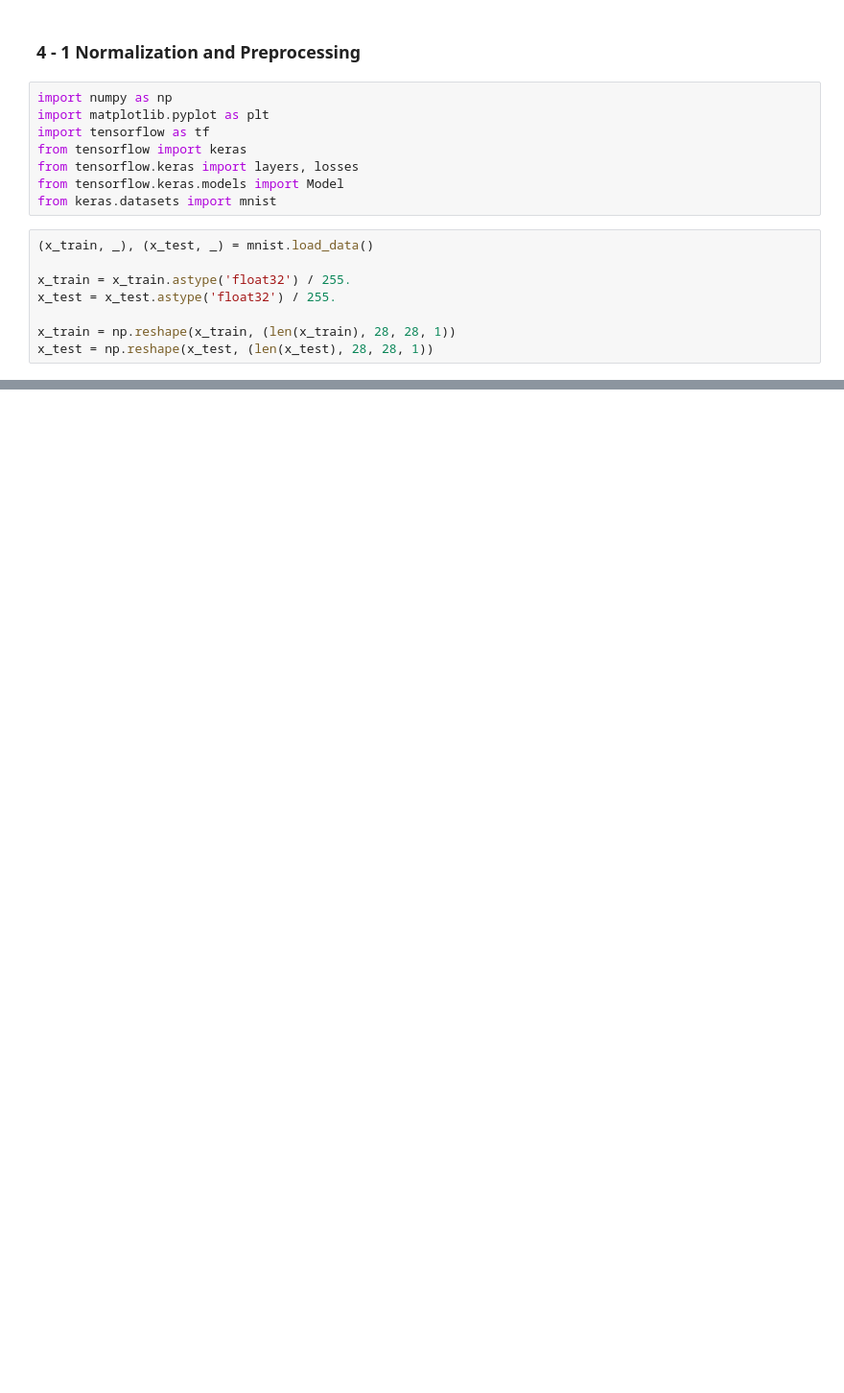
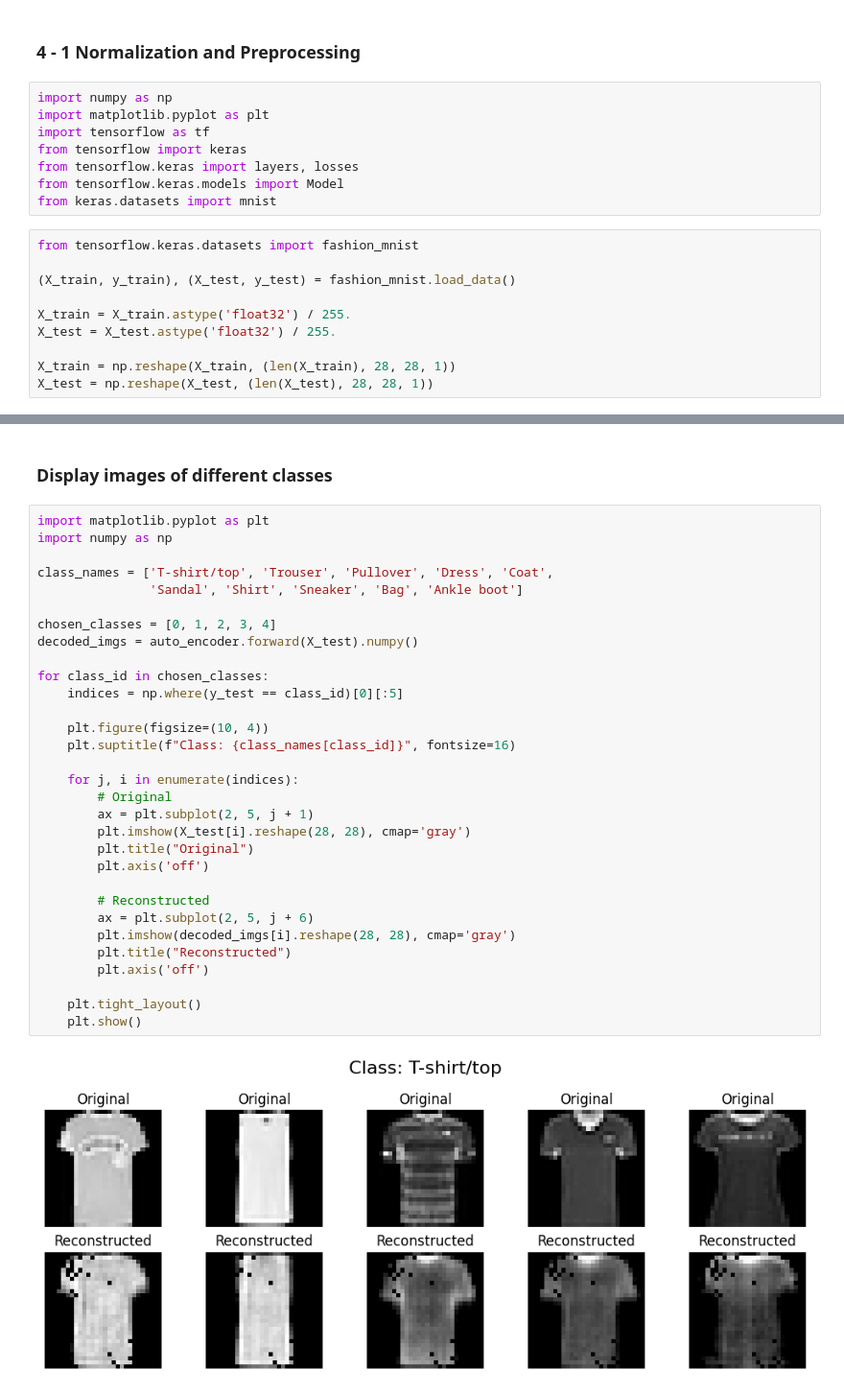
Before and after one commit to KzrLancelotV2/Deep-Learning-and-Neural-Networks, a Jupyter notebook: 4.ipynb, the cells around one changed output, grey strips where cells are left out. Shown at 96% size. Saved outputs shown, nothing was run; the diff lists cells and outputs as text; blank space fills up the shorter version.

```diff
--- a/4.ipynb
+++ b/4.ipynb
@@ -41,13 +25,15 @@ from tensorflow.keras import layers, losses
 from tensorflow.keras.models import Model
 from keras.datasets import mnist
 # %%
-(x_train, _), (x_test, _) = mnist.load_data()
+from tensorflow.keras.datasets import fashion_mnist
 
-x_train = x_train.astype('float32') / 255.
-x_test = x_test.astype('float32') / 255.
+(X_train, y_train), (X_test, y_test) = fashion_mnist.load_data()
 
-x_train = np.reshape(x_train, (len(x_train), 28, 28, 1))
-x_test = np.reshape(x_test, (len(x_test), 28, 28, 1))
+X_train = X_train.astype('float32') / 255.
+X_test = X_test.astype('float32') / 255.
+
+X_train = np.reshape(X_train, (len(X_train), 28, 28, 1))
+X_test = np.reshape(X_test, (len(X_test), 28, 28, 1))
 # %%
 import tensorflow as tf
 from tensorflow.keras import layers
@@ -142,0 +113,35 @@ plt.show()
+# %% [markdown]
+### Display images of different classes
+# %%
+import matplotlib.pyplot as plt
+import numpy as np
+
+class_names = ['T-shirt/top', 'Trouser', 'Pullover', 'Dress', 'Coat',
+               'Sandal', 'Shirt', 'Sneaker', 'Bag', 'Ankle boot']
+
+chosen_classes = [0, 1, 2, 3, 4]
+decoded_imgs = auto_encoder.forward(X_test).numpy()
+
+for class_id in chosen_classes:
+    indices = np.where(y_test == class_id)[0][:5]
+
+    plt.figure(figsize=(10, 4))
+    plt.suptitle(f"Class: {class_names[class_id]}", fontsize=16)
+
+    for j, i in enumerate(indices):
+        # Original
+        ax = plt.subplot(2, 5, j + 1)
+        plt.imshow(X_test[i].reshape(28, 28), cmap='gray')
+        plt.title("Original")
+        plt.axis('off')
+
+        # Reconstructed
+        ax = plt.subplot(2, 5, j + 6)
+        plt.imshow(decoded_imgs[i].reshape(28, 28), cmap='gray')
+        plt.title("Reconstructed")
+        plt.axis('off')
+
+    plt.tight_layout()
+    plt.show()
+# %% [output]
+[figure, added]
```
Also changed, not shown: parts of 15 cells of this notebook.
